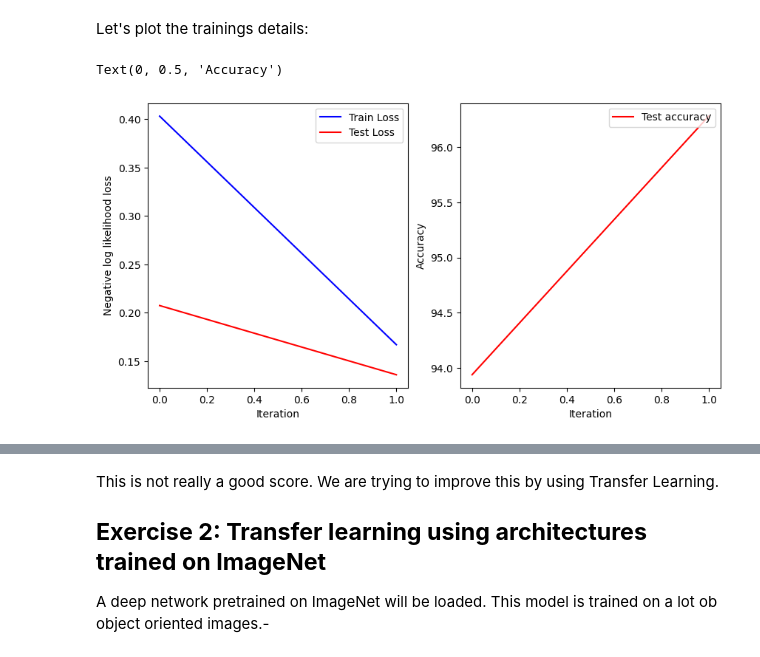
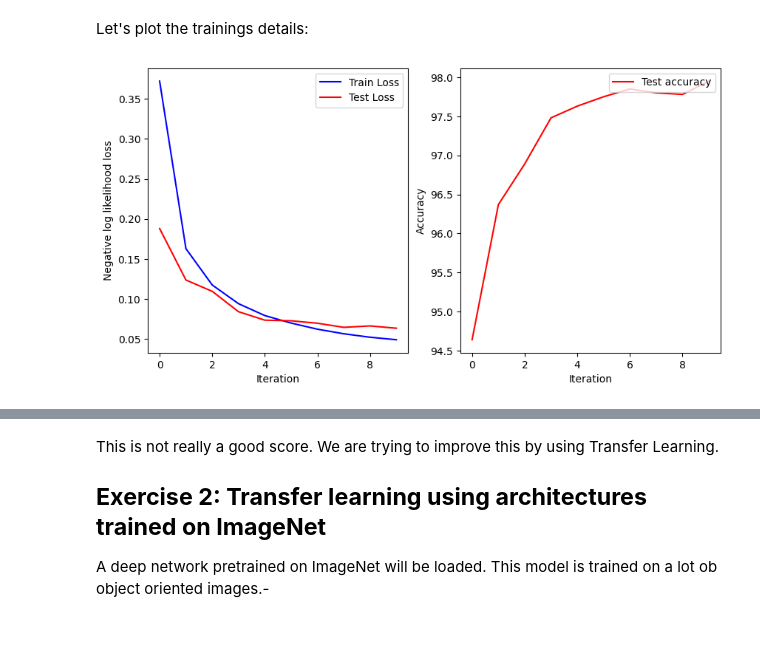
Before and after one commit to AvansICT/Master-RAII-CV, a Jupyter notebook: 03-train-models.ipynb, the cells around one changed output, grey strips where cells are left out. Drawn from its saved outputs; the diff is of its cells as text; code cells hidden in the pictures.

```diff
--- a/03-train-models.ipynb
+++ b/03-train-models.ipynb
@@ -125,21 +125,6 @@ def test(model, loader, criterion, device):
     avg_loss = running_loss / len(loader)
 
     return avg_loss, accuracy
-
-def print_results(train_loss, test_loss, test_acc):
-    print(f'Train Loss: {train_loss:.4f} | Test Loss: {test_loss:.4f} | Test Accuracy: {test_acc:.2f}%')
-    fig,axs = plt.subplots(1,2, figsize= (10, 5))
-    axs[0].plot(train_losses, color='blue')
-    axs[0].plot(test_losses, color='red')
-    axs[0].legend(['Train Loss', 'Test Loss'], loc='upper right')
-    axs[0].set_xlabel('Iteration')
-    axs[0].set_ylabel('Negative log likelihood loss')
-
-
-    axs[1].plot(test_accs, color='red')
-    axs[1].legend(['Test accuracy'], loc='upper right')
-    axs[1].set_xlabel('Iteration')
-    axs[1].set_ylabel('Accuracy')
 # %% [markdown]
 ## Training
 
@@ -194,0 +185,3 @@ Test Loss:  0.1360 | Test Acc: 96.28%
+# %%
+train_losses, test_losses, test_accs = train_model(model, train_loader, test_loader,
+                                                   criterion, optimizer, device, 10)
@@ -195,10 +206,9 @@ Test Loss:  0.1360 | Test Acc: 96.28%
 # %% [markdown]
 Let's plot the trainings details:
-# %%
-print_results(train_loss, test_loss, test_acc)
-# %% [output]
-Text(0, 0.5, 'Accuracy')
-[figure, removed]
+# %%
+print_results(train_losses, test_losses, test_accs)
+# %% [output]
+[figure, added]
 # %%
 batch_size = 64
 learning_rate = 0.001
```
Also changed, not shown: parts of 19 cells of this notebook, 2 other files.
